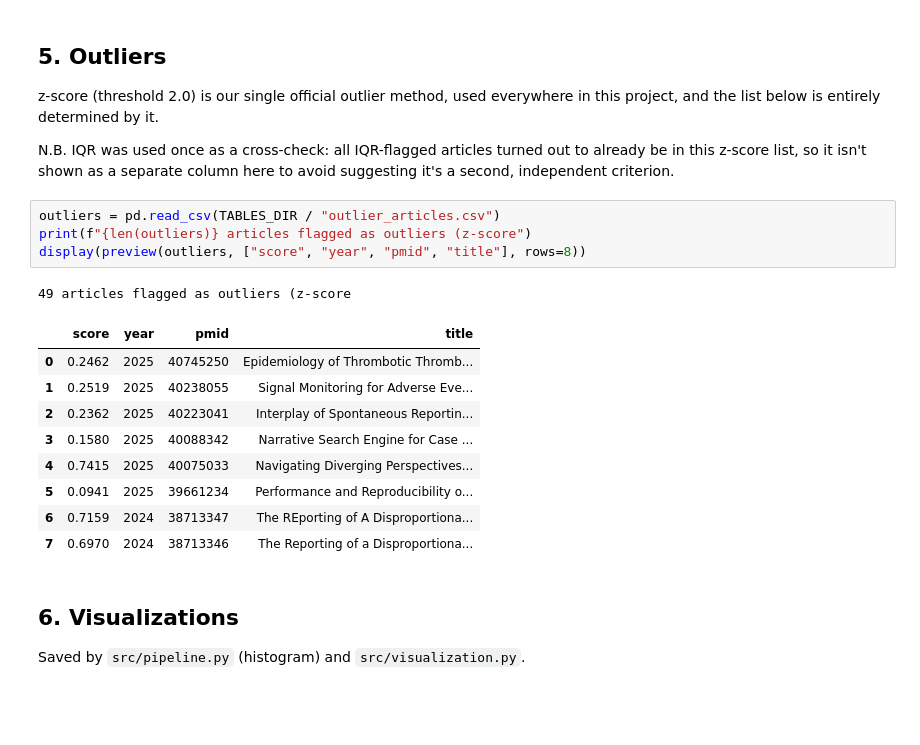
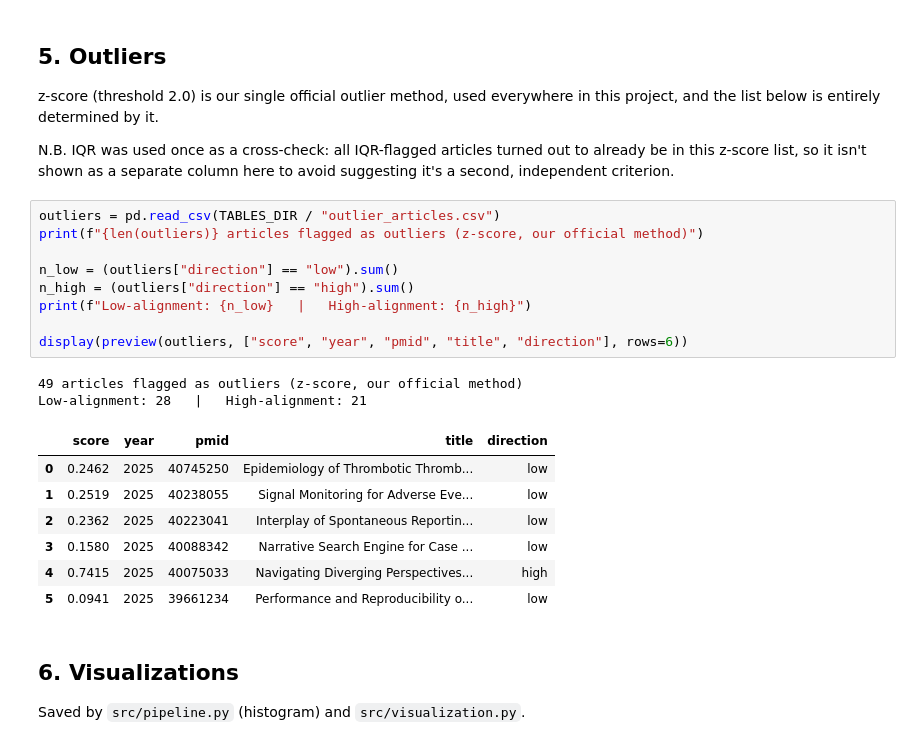
Before and after one commit to gretazehnder/nlp-project, a Jupyter notebook: notebooks/demo_analysis.ipynb, the cells around one changed output. Drawn from its saved outputs; the diff is of its cells as text; blank space fills up the shorter version.

Commit message:
update demo file
add high/low alignment to outliers section

```diff
--- a/notebooks/demo_analysis.ipynb
+++ b/notebooks/demo_analysis.ipynb
@@ -153,19 +153,23 @@ as a separate column here to avoid suggesting it's a second, independent
 criterion.
 # %%
 outliers = pd.read_csv(TABLES_DIR / "outlier_articles.csv")
-print(f"{len(outliers)} articles flagged as outliers (z-score")
-display(preview(outliers, ["score", "year", "pmid", "title"], rows=8))
+print(f"{len(outliers)} articles flagged as outliers (z-score, our official method)")
+
+n_low = (outliers["direction"] == "low").sum()
+n_high = (outliers["direction"] == "high").sum()
+print(f"Low-alignment: {n_low}   |   High-alignment: {n_high}")
+
+display(preview(outliers, ["score", "year", "pmid", "title", "direction"], rows=6))
 # %% [output]
-49 articles flagged as outliers (z-score
+49 articles flagged as outliers (z-score, our official method)
+Low-alignment: 28   |   High-alignment: 21
-|  | score | year | pmid | title |
-| 0 | 0.2462 | 2025 | 40745250 | Epidemiology of Thrombotic Thromb... |
-| 1 | 0.2519 | 2025 | 40238055 | Signal Monitoring for Adverse Eve... |
-| 2 | 0.2362 | 2025 | 40223041 | Interplay of Spontaneous Reportin... |
-| 3 | 0.1580 | 2025 | 40088342 | Narrative Search Engine for Case ... |
-| 4 | 0.7415 | 2025 | 40075033 | Navigating Diverging Perspectives... |
-| 5 | 0.0941 | 2025 | 39661234 | Performance and Reproducibility o... |
-| 6 | 0.7159 | 2024 | 38713347 | The REporting of A Disproportiona... |
-| 7 | 0.6970 | 2024 | 38713346 | The Reporting of a Disproportiona... |
+|  | score | year | pmid | title | direction |
+| 0 | 0.2462 | 2025 | 40745250 | Epidemiology of Thrombotic Thromb... | low |
+| 1 | 0.2519 | 2025 | 40238055 | Signal Monitoring for Adverse Eve... | low |
+| 2 | 0.2362 | 2025 | 40223041 | Interplay of Spontaneous Reportin... | low |
+| 3 | 0.1580 | 2025 | 40088342 | Narrative Search Engine for Case ... | low |
+| 4 | 0.7415 | 2025 | 40075033 | Navigating Diverging Perspectives... | high |
+| 5 | 0.0941 | 2025 | 39661234 | Performance and Reproducibility o... | low |
 # %% [markdown]
 ## 6. Visualizations
 
```
